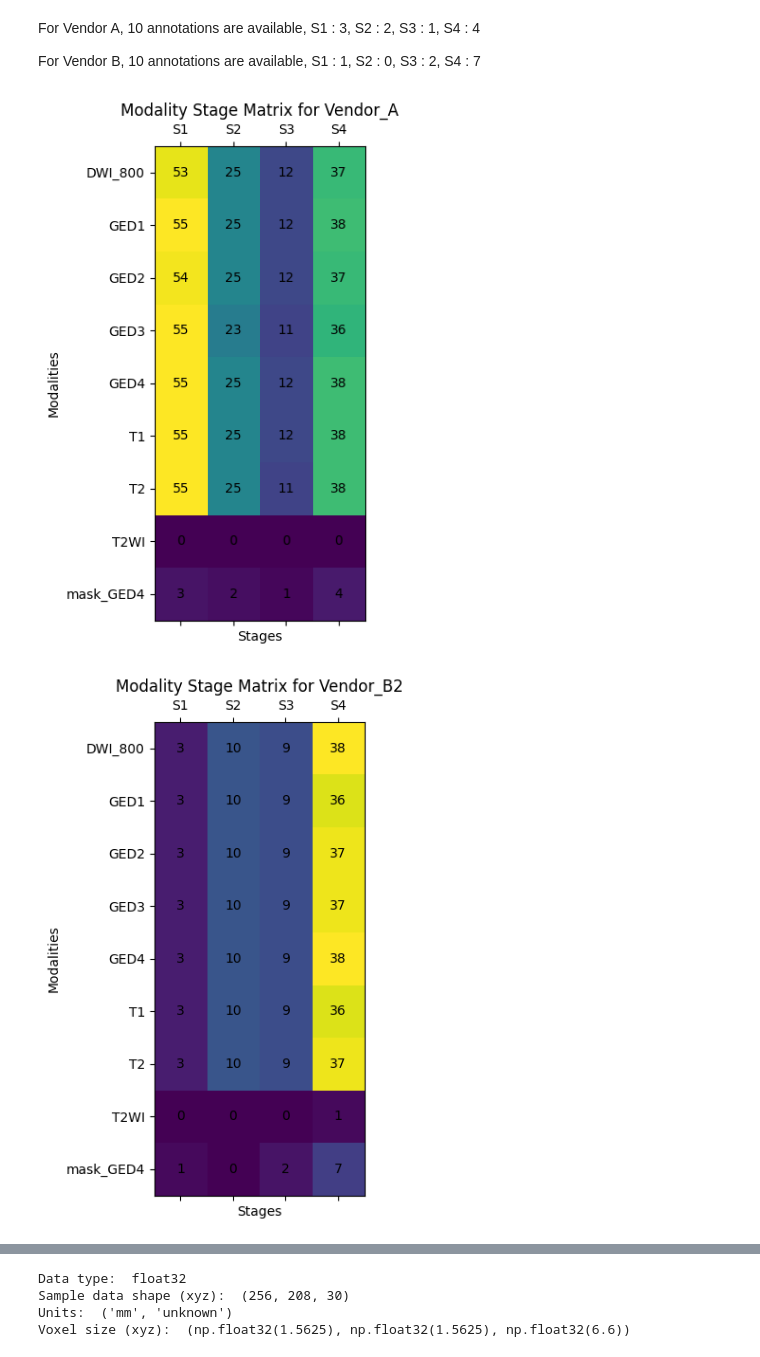
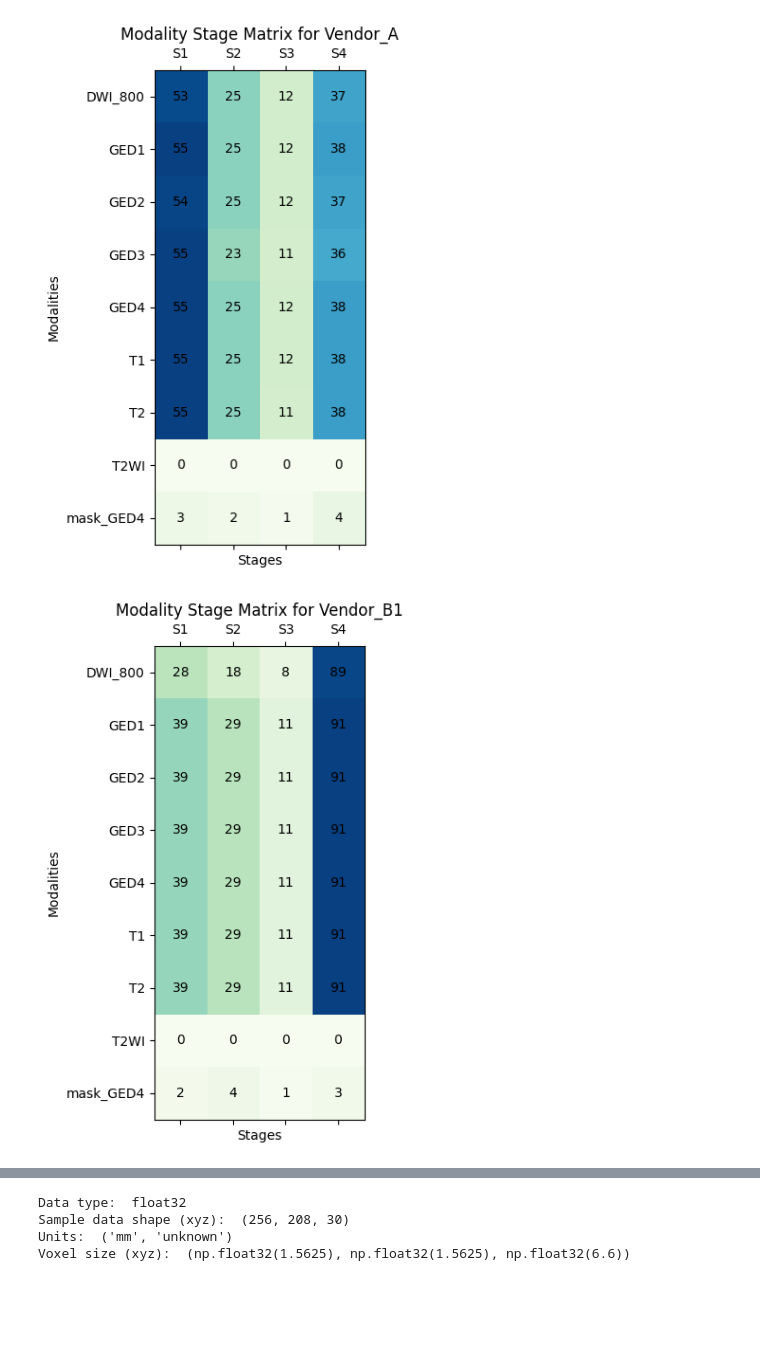
Before and after one commit to YangForever/care2025_liver_biodreamer, a Jupyter notebook: notebook/dataset_analysis.ipynb, the cells around one changed output, grey strips where cells are left out. Cells and saved outputs as stored; diff of their text form; code cells hidden in the pictures; blank space fills up the shorter version.

```diff
--- a/notebook/dataset_analysis.ipynb
+++ b/notebook/dataset_analysis.ipynb
@@ -54,6 +54,7 @@ def plot_stages_per_vendor(stage_dict):
 
 stage_dict = {}
 for vendor in vendors:
+    tot_patients = 0
     stage_dict_per_vendor = {}
     vendor_dir = training_data_dir / vendor
     for patient_dir in vendor_dir.iterdir():
@@ -61,8 +62,9 @@ for vendor in vendors:
             stage = patient_dir.name.split('-')[-1]
             if stage not in stage_dict_per_vendor:
                 stage_dict_per_vendor[stage] = 0
-            else:
-                stage_dict_per_vendor[stage] += 1
+            stage_dict_per_vendor[stage] += 1
+            tot_patients += 1
+    print(f'Vendor: {vendor}, Total Patients: {tot_patients}')
     stage_dict[vendor] = stage_dict_per_vendor
 stage_dict = set_empty_stage_as_zero(stage_dict)
 
@@ -150,7 +154,3 @@ Yellow:True, Purple:False
-# %% [markdown]
-For Vendor A, 10 annotations are available, S1 : 3, S2 : 2, S3 : 1, S4 : 4
-
-For Vendor B, 10 annotations are available, S1 : 1, S2 : 0, S3 : 2, S4 : 7
 # %%
 # plot number of patients per stage for each vendor and modalities
 STAGE = ['S1', 'S2', 'S3', 'S4']
@@ -167,33 +167,38 @@ def generate_modality_stage_matrix(vendor_dict, identical_modality_list):
                 if modality in modalities and stage_name in patient:
                     count += 1
             modality_stage_matrix[i, j] = count
     return modality_stage_matrix
 
 def plot_modality_stage_matrix(modalittyt_stage_matrix, identical_modality_list, vendor):
     fig, ax = plt.subplots(figsize=(12, 6))
-    cax = ax.matshow(modalittyt_stage_matrix, cmap='viridis')
+    cax = ax.matshow(modalittyt_stage_matrix, cmap='GnBu')
+
     ax.set_xticks(np.arange(len(STAGE)))
     ax.set_xticklabels(STAGE)
     ax.set_yticks(np.arange(len(identical_modality_list)))
     ax.set_yticklabels(identical_modality_list)
     ax.set_xlabel('Stages')
     ax.set_ylabel('Modalities')
     ax.set_title(f'Modality Stage Matrix for {vendor}')
     # plot number on each cell
     for i in range(modalittyt_stage_matrix.shape[0]):
         for j in range(modalittyt_stage_matrix.shape[1]):
             ax.text(j, i, int(modalittyt_stage_matrix[i, j]), ha='center', va='center', color='black')
     #plt.colorbar(cax, ax=ax)
     plt.tight_layout()
     plt.show()
 
 modalities_dict_a = modalities_dict['Vendor_A']
 modality_stage_matrix = generate_modality_stage_matrix(modalities_dict_a, modality_list)
 plot_modality_stage_matrix(modality_stage_matrix, modality_list, 'Vendor_A')
 
+modalities_dict_b = modalities_dict['Vendor_B1']
+modality_stage_matrix_b = generate_modality_stage_matrix(modalities_dict_b, modality_list)
+plot_modality_stage_matrix(modality_stage_matrix_b, modality_list, 'Vendor_B1')
+
 modalities_dict_b = modalities_dict['Vendor_B2']
 modality_stage_matrix_b = generate_modality_stage_matrix(modalities_dict_b, modality_list)
 plot_modality_stage_matrix(modality_stage_matrix_b, modality_list, 'Vendor_B2')
 # %% [output]
-[figure, old version]
+[figure, new version]
-[figure, old version]
+[figure, new version]
```
Also changed, not shown: parts of 4 cells of this notebook.
